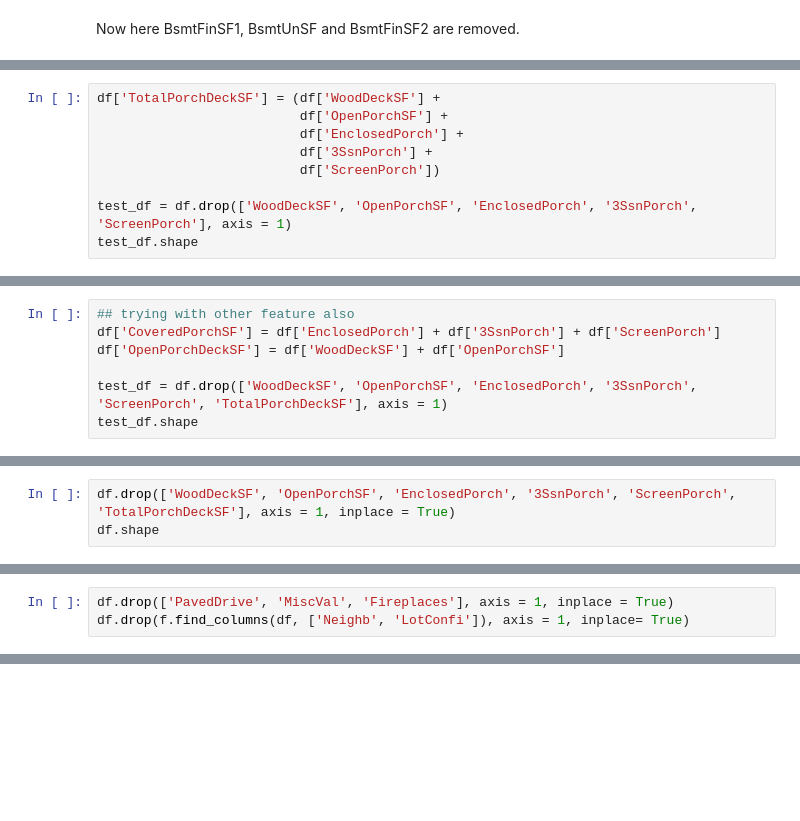
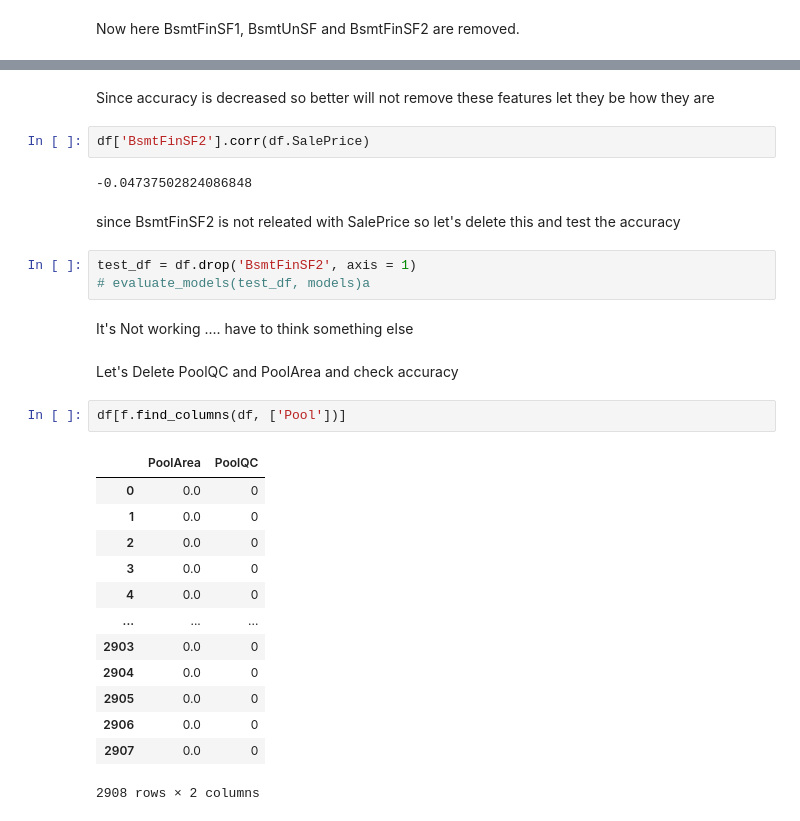
Before and after one commit to rahmankhan2241/House-Price-Prediction-Kaggle-Competition, a Jupyter notebook: Final_Model.ipynb, the cells around one changed output, grey strips where cells are left out. Cells and saved outputs as stored; diff of their text form; blank space fills up the shorter version.

```diff
--- a/Final_Model.ipynb
+++ b/Final_Model.ipynb
@@ -786,9 +503,0 @@ creating new column as <code>TotalPorchDeckSF</code> which will be some of all t
-# %%
-df['TotalPorchDeckSF'] = (df['WoodDeckSF'] +
-                          df['OpenPorchSF'] +
-                          df['EnclosedPorch'] +
-                          df['3SsnPorch'] +
-                          df['ScreenPorch'])
-
-test_df = df.drop(['WoodDeckSF', 'OpenPorchSF', 'EnclosedPorch', '3SsnPorch', 'ScreenPorch'], axis = 1)
-test_df.shape
@@ -815,7 +503,0 @@ evaluate_models(models, X_train, X_test, Y_train, Y_test)
-# %%
-## trying with other feature also
-df['CoveredPorchSF'] = df['EnclosedPorch'] + df['3SsnPorch'] + df['ScreenPorch']
-df['OpenPorchDeckSF'] = df['WoodDeckSF'] + df['OpenPorchSF']
-
-test_df = df.drop(['WoodDeckSF', 'OpenPorchSF', 'EnclosedPorch', '3SsnPorch', 'ScreenPorch', 'TotalPorchDeckSF'], axis = 1)
-test_df.shape
@@ -842,3 +503,0 @@ Here we can see with less features also accuracy increased little bit and it loo
-# %%
-df.drop(['WoodDeckSF', 'OpenPorchSF', 'EnclosedPorch', '3SsnPorch', 'ScreenPorch', 'TotalPorchDeckSF'], axis = 1, inplace = True)
-df.shape
@@ -874,3 +503,0 @@ After removing plenty of columns accuracy is still the same so for now we will u
-# %%
-df.drop(['PavedDrive', 'MiscVal', 'Fireplaces'], axis = 1, inplace = True)
-df.drop(f.find_columns(df, ['Neighb', 'LotConfi']), axis = 1, inplace= True)
@@ -912,0 +531,31 @@ Best Accuracy Found 0.5450656824647633
+# %% [markdown]
+Since accuracy is decreased so better will not remove these features let they be how they are
+# %%
+df['BsmtFinSF2'].corr(df.SalePrice)
+# %% [output]
+-0.04737502824086848
+# %% [markdown]
+since BsmtFinSF2 is not releated with SalePrice so let's delete this and test the accuracy
+# %%
+test_df = df.drop('BsmtFinSF2', axis = 1)
+# evaluate_models(test_df, models)a
+# %% [markdown]
+It's Not working .... have to think something else
+# %% [markdown]
+Let's Delete PoolQC and PoolArea and check accuracy
+# %%
+df[f.find_columns(df, ['Pool'])]
+# %% [output]
+|  | PoolArea | PoolQC |
+| 0 | 0.0 | 0 |
+| 1 | 0.0 | 0 |
+| 2 | 0.0 | 0 |
+| 3 | 0.0 | 0 |
+| 4 | 0.0 | 0 |
+| ... | ... | ... |
+| 2903 | 0.0 | 0 |
+| 2904 | 0.0 | 0 |
+| 2905 | 0.0 | 0 |
+| 2906 | 0.0 | 0 |
+| 2907 | 0.0 | 0 |
+2908 rows × 2 columns
```
Also changed, not shown: parts of 72 cells of this notebook, 1 other file.
